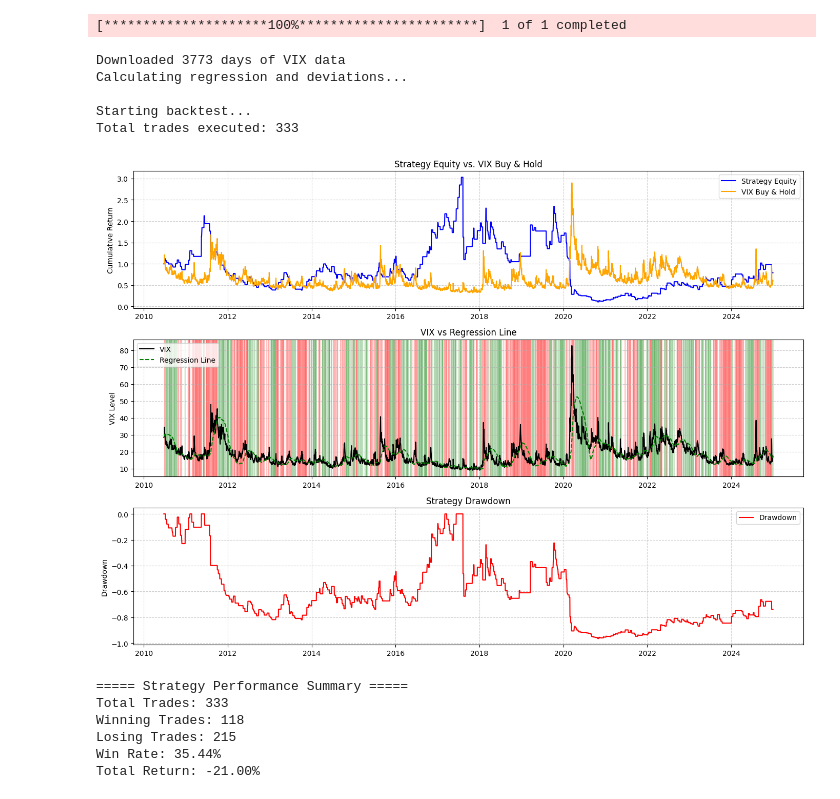
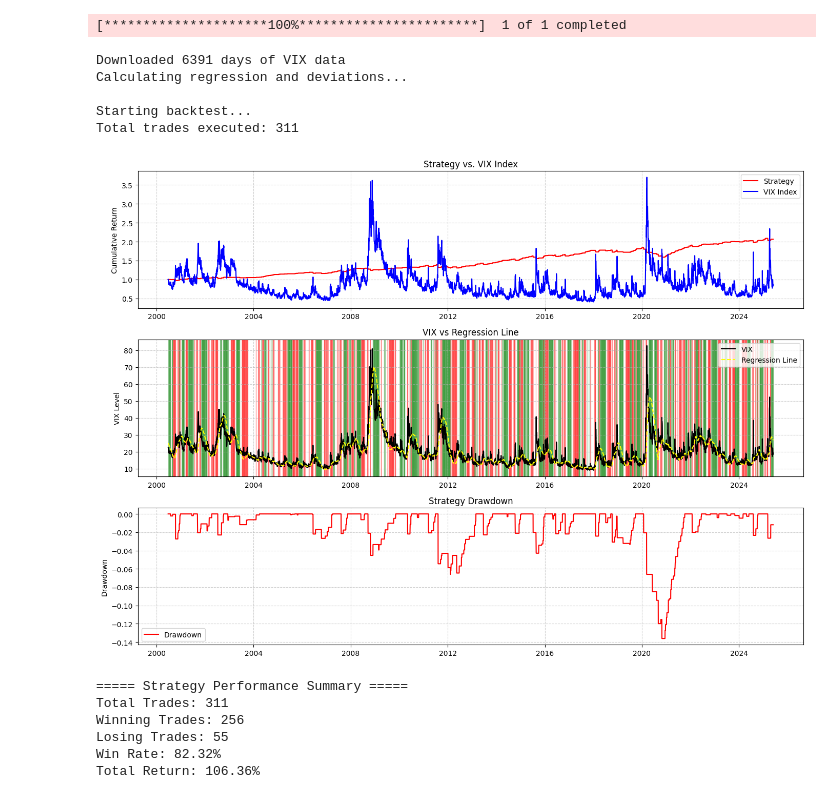
Before and after one commit to kinjuk/market-analysis, a Jupyter notebook: vix-strategies/vix-mean/vix_mean.ipynb, the cells around one changed output. Drawn from its saved outputs; the diff is of its cells as text; code cells hidden in the pictures.

```diff
--- a/vix-strategies/vix-mean/vix_mean.ipynb
+++ b/vix-strategies/vix-mean/vix_mean.ipynb
@@ -7,10 +7,10 @@ import numpy as np
 import matplotlib.pyplot as plt
 from sklearn.linear_model import LinearRegression
 
-# 1. Download VIX data
+# Download VIX data
 ticker = '^VIX'
-start_date = '2010-01-01'
-end_date = '2024-12-31'
+start_date = '2000-01-01'
+end_date = '2025-06-01'
 
 data = yf.download(ticker, start=start_date, end=end_date)
 data = data[['Close']].rename(columns={'Close': 'VIX'})
@@ -22,12 +22,12 @@ data = data[~data.index.duplicated(keep='first')]
 print(f"Downloaded {len(data)} days of VIX data")
 
 # Strategy parameters
-LOOKBACK_WINDOW = 120      # Days for regression calculation
-DEVIATION_THRESHOLD = 10   # % deviation to trigger entry (long/short)
-REVERSION_THRESHOLD = 2    # % deviation to trigger exit
-MAX_HOLD_DAYS = 60         # Maximum holding period
-STOP_LOSS_PCT = 0.03       # 3% stop-loss from entry VIX level
-COOLDOWN_DAYS = 5          # Optional cooldown days after stop-out
+LOOKBACK_WINDOW = 120      # 120 Days for regression calculation
+DEVIATION_THRESHOLD = 12   # 12% deviation to trigger entry (long/short)
+REVERSION_THRESHOLD = 5    # 5% deviation to trigger exit
+MAX_HOLD_DAYS = 60         # 60 Day Maximum holding period
+STOP_LOSS_PCT = 0.40       # 40% stop-loss from entry VIX level
+COOLDOWN_DAYS = 30          # 30 Day Optional cooldown days after stop-out
 
 # Calculate regression and deviation columns
 data['Regression'] = np.nan
@@ -110,7 +110,9 @@ for i in range(len(data)):
                 data.at[current_date, 'Exit_Type'] = 'Stop Loss'
 
             # Update equity curve with trade result
-            new_equity = equity_curve[-1] * (1 + pct_return)
+            #new_equity = equity_curve[-1] * (1 + pct_return)
+            position_size = 0.05
+            new_equity = equity_curve[-1] * (1 + pct_return * position_size)
             equity_curve.append(new_equity)
 
             # Reset trade state
@@ -181,9 +183,9 @@ plt.figure(figsize=(14, 10))
 
 # Equity curve plot
 plt.subplot(3, 1, 1)
-plt.plot(data.index, data['Equity'], label='Strategy Equity', color='blue')
-plt.plot(data.index, data['VIX_Equity'], label='VIX Buy & Hold', color='orange')
-plt.title('Strategy Equity vs. VIX Buy & Hold')
+plt.plot(data.index, data['Equity'], label='Strategy', color='red')
+plt.plot(data.index, data['VIX_Equity'], label='VIX Index', color='blue')
+plt.title('Strategy vs. VIX Index')
 plt.ylabel('Cumulative Return')
 plt.legend()
 plt.grid(True, linestyle='--', alpha=0.6)
@@ -191,7 +193,7 @@ plt.grid(True, linestyle='--', alpha=0.6)
 # VIX and regression line plot
 plt.subplot(3, 1, 2)
 plt.plot(data.index, data['VIX'], label='VIX', color='black')
-plt.plot(data.index, data['Regression'], label='Regression Line', color='green', linestyle='--')
+plt.plot(data.index, data['Regression'], label='Regression Line', color='yellow', linestyle='--')
 plt.title('VIX vs Regression Line')
 plt.ylabel('VIX Level')
 plt.legend()
@@ -209,39 +211,39 @@ plt.subplot(3, 1, 3)
 data['Peak'] = data['Equity'].cummax()
 data['Drawdown'] = (data['Equity'] - data['Peak']) / data['Peak']
 plt.plot(data.index, data['Drawdown'], label='Drawdown', color='red')
 plt.title('Strategy Drawdown')
 plt.ylabel('Drawdown')
 plt.legend()
 plt.grid(True, linestyle='--', alpha=0.6)
 
 plt.tight_layout()
 plt.show()
 
 # Performance Summary
 trades = data[data['Trade_Return'].notna()]
 total_trades = len(trades)
 winning_trades = trades[trades['Trade_Return'] > 0]
 losing_trades = trades[trades['Trade_Return'] <= 0]
 win_rate = len(winning_trades) / total_trades if total_trades > 0 else 0
 total_return = data['Equity'].iloc[-1] - 1
 
 print("\n===== Strategy Performance Summary =====")
 print(f"Total Trades: {total_trades}")
 print(f"Winning Trades: {len(winning_trades)}")
 print(f"Losing Trades: {len(losing_trades)}")
 print(f"Win Rate: {win_rate:.2%}")
 print(f"Total Return: {total_return:.2%}")
 # %% [output]
 [*********************100%***********************]  1 of 1 completed
-Downloaded 3773 days of VIX data
+Downloaded 6391 days of VIX data
 Calculating regression and deviations...
 
 Starting backtest...
-Total trades executed: 333
+Total trades executed: 311
-[figure, old version]
+[figure, new version]
 ===== Strategy Performance Summary =====
-Total Trades: 333
-Winning Trades: 118
-Losing Trades: 215
-Win Rate: 35.44%
-Total Return: -21.00%
+Total Trades: 311
+Winning Trades: 256
+Losing Trades: 55
+Win Rate: 82.32%
+Total Return: 106.36%
```
